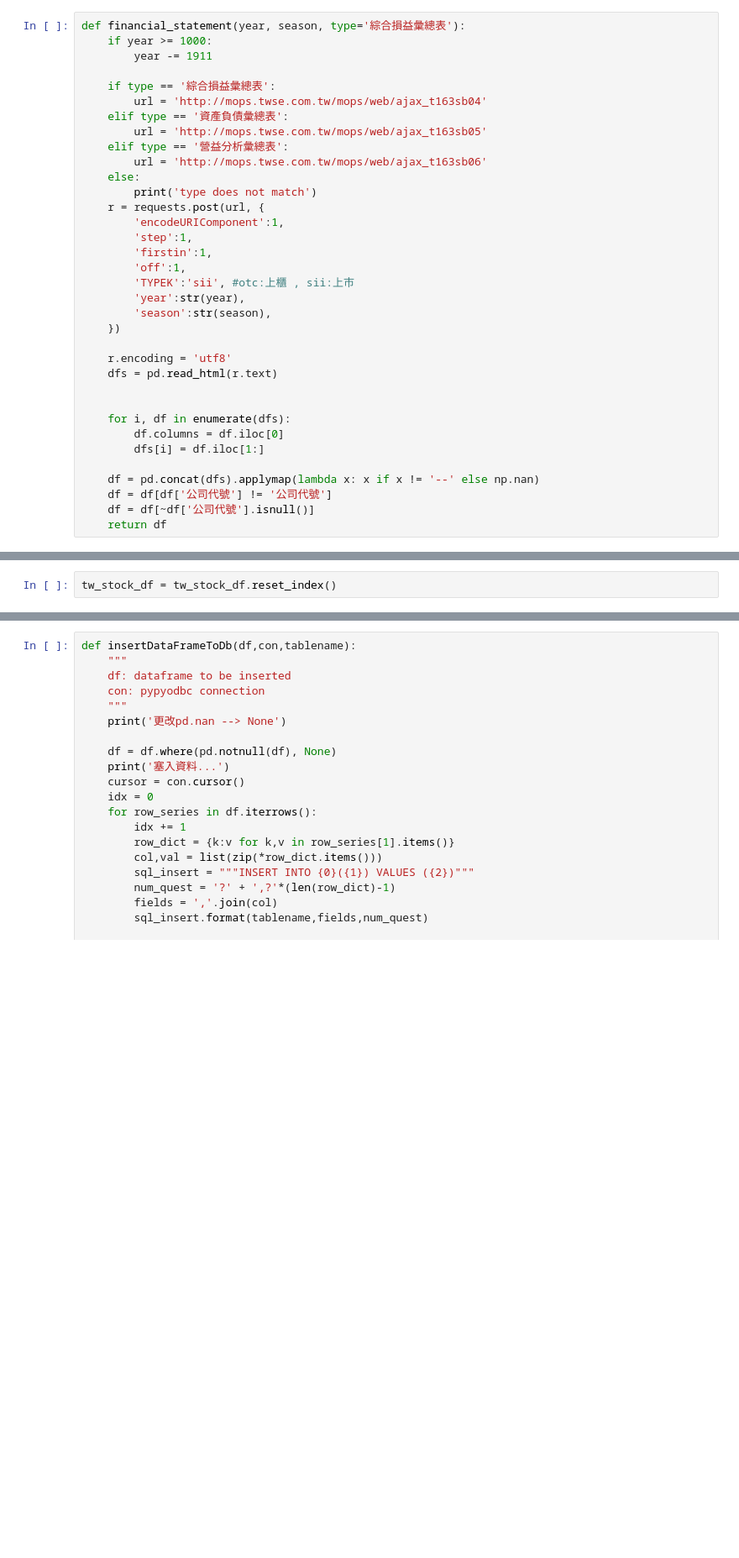
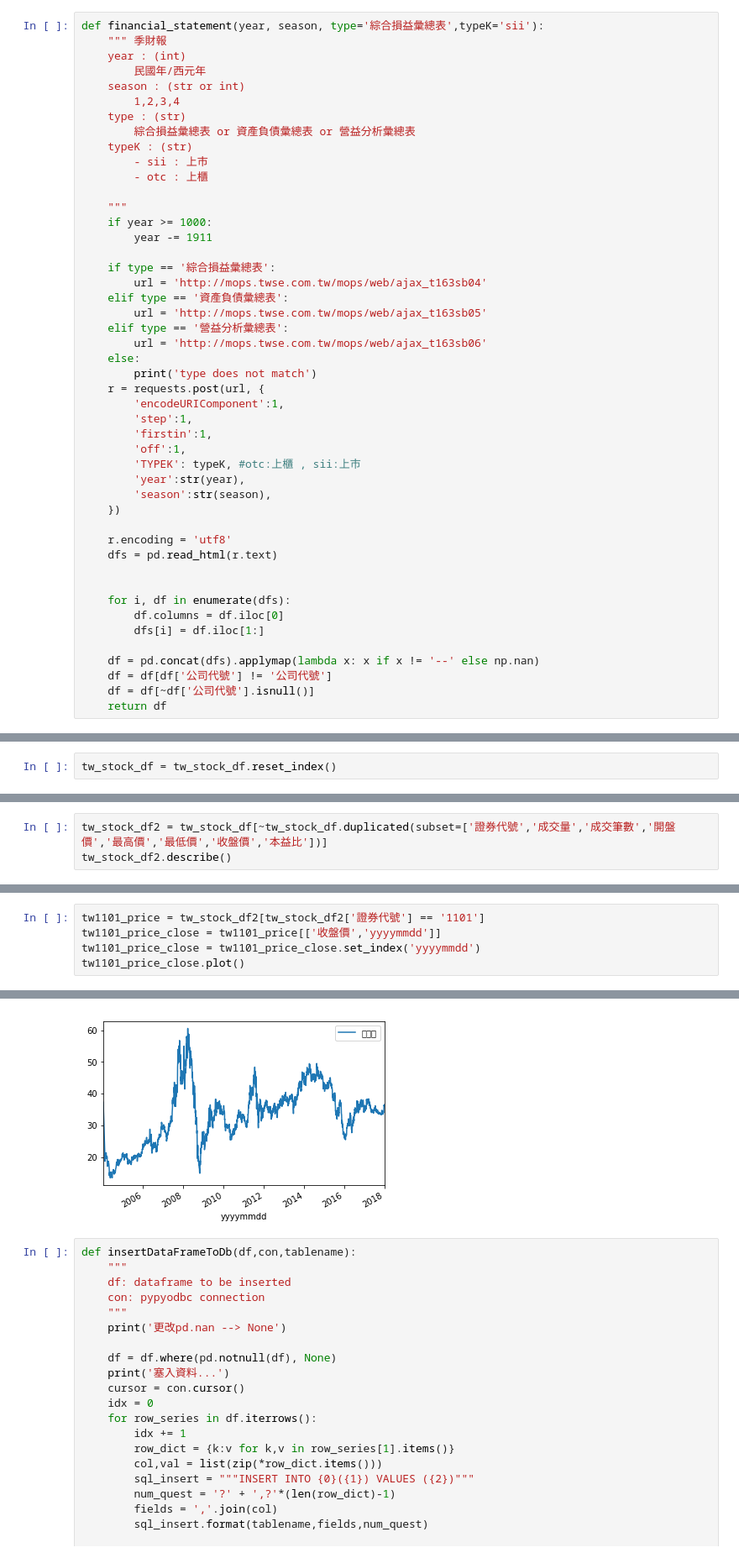
Before and after one commit to ihongChen/StockLab, a Jupyter notebook: twse_analysis.ipynb, the cells around one changed output, grey strips where cells are left out. Shown: that part at 84% size. Drawn from its saved outputs; the diff is of its cells as text; blank space fills up the shorter version.

Commit message:
notebook -- drop duplicate rows

```diff
--- a/twse_analysis.ipynb
+++ b/twse_analysis.ipynb
@@ -137,7 +137,19 @@ Index(['上市公司第三季資料', '保險負債準備淨變動', '停業單
        '繼續營業單位稅前純益（純損）'],
       dtype='object')
 # %%
-def financial_statement(year, season, type='綜合損益彙總表'):
+def financial_statement(year, season, type='綜合損益彙總表',typeK='sii'):
+    """ 季財報
+    year : (int)
+        民國年/西元年
+    season : (str or int)
+        1,2,3,4
+    type : (str)
+        綜合損益彙總表 or 資產負債彙總表 or 營益分析彙總表
+    typeK : (str)
+        - sii : 上市
+        - otc : 上櫃
+
+    """
     if year >= 1000:
         year -= 1911
 
@@ -154,7 +166,7 @@ def financial_statement(year, season, type='綜合損益彙總表'):
         'step':1,
         'firstin':1,
         'off':1,
-        'TYPEK':'sii', #otc:上櫃 , sii:上市
+        'TYPEK': typeK, #otc:上櫃 , sii:上市
         'year':str(year),
         'season':str(season),
     })
@@ -452,0 +492,3 @@ Name: 4, dtype: object)
+# %%
+tw_stock_df2 = tw_stock_df[~tw_stock_df.duplicated(subset=['證券代號','成交量','成交筆數','開盤價','最高價','最低價','收盤價','本益比'])]
+tw_stock_df2.describe()
@@ -452,0 +505,6 @@ Name: 4, dtype: object)
+# %%
+tw1101_price = tw_stock_df2[tw_stock_df2['證券代號'] == '1101']
+tw1101_price_close = tw1101_price[['收盤價','yyyymmdd']]
+tw1101_price_close = tw1101_price_close.set_index('yyyymmdd')
+tw1101_price_close.plot()
+# %% [output]
@@ -453,3 +512,4 @@ Name: 4, dtype: object)
+[figure, added]
 # %%
 def insertDataFrameToDb(df,con,tablename):
     """
```
Also changed, not shown: parts of 8 cells of this notebook, 2 other files.
